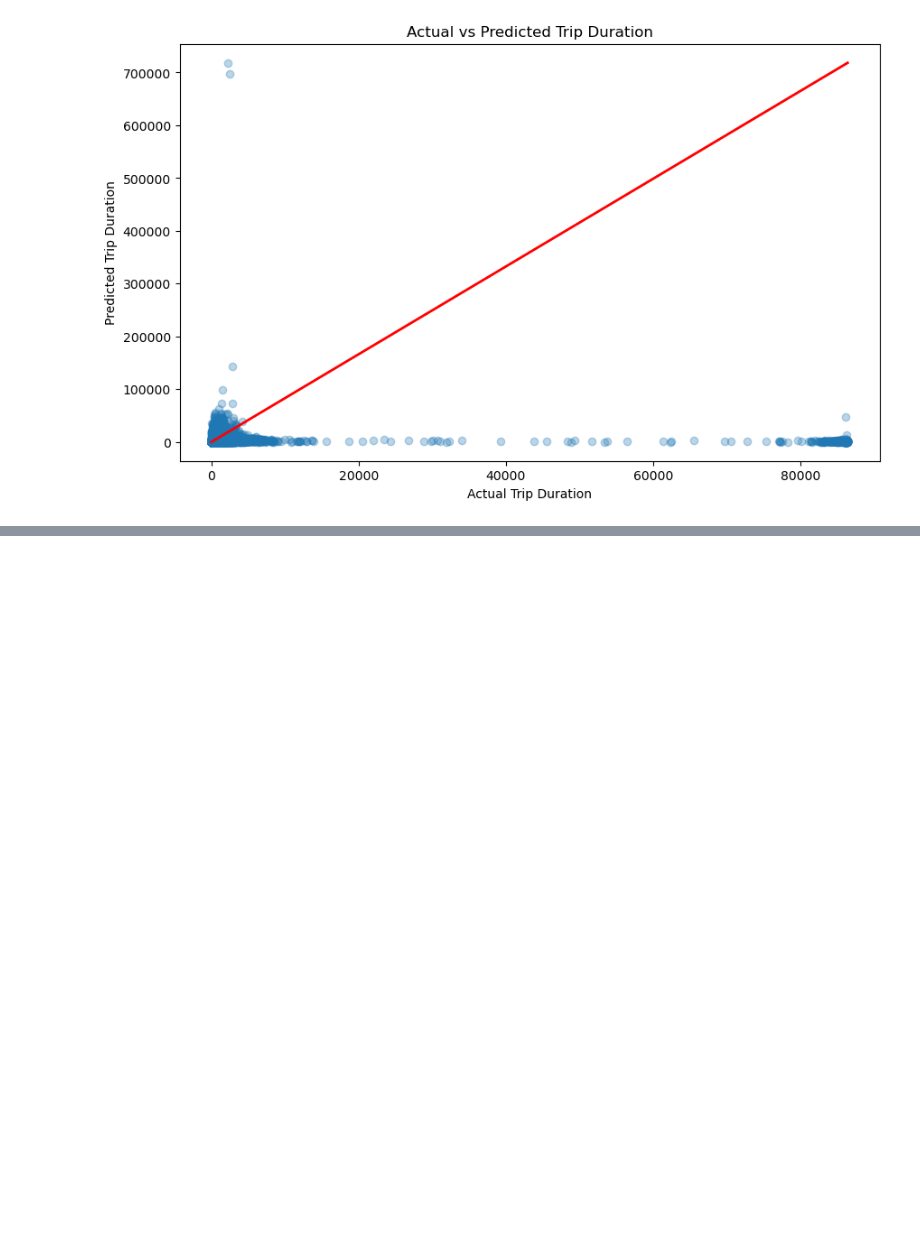
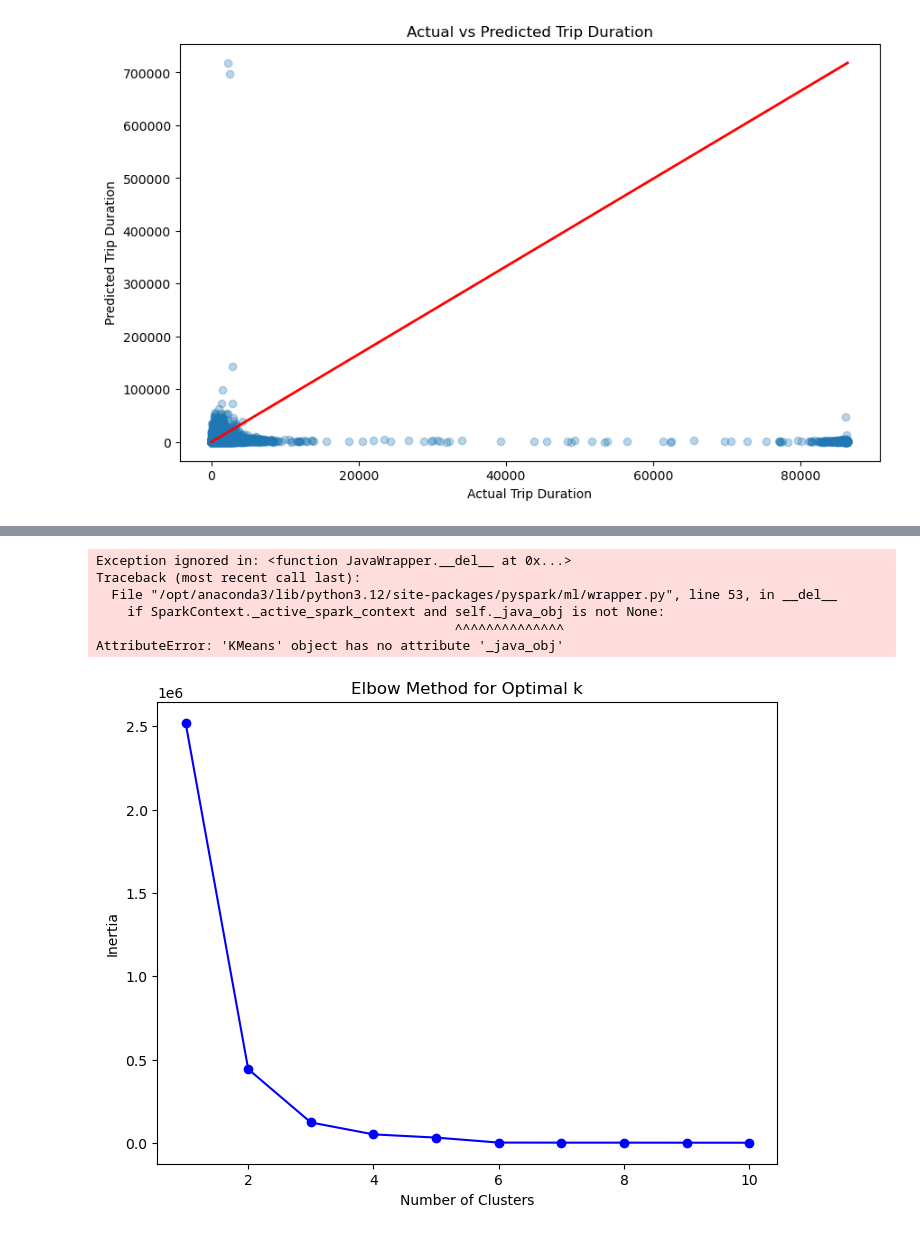
Before and after one commit to FloBeep/Project_4_NYC_TaxiTripData, a Jupyter notebook: local_test_model.ipynb, the cells around one changed output, grey strips where cells are left out. Saved outputs shown, nothing was run; the diff lists cells and outputs as text; code cells hidden in the pictures; blank space fills up the shorter version.

```diff
--- a/local_test_model.ipynb
+++ b/local_test_model.ipynb
@@ -183,0 +530,23 @@ plt.show()
+# %%
+# Elbow plot to determine the optimal number of clusters
+inertia = []
+max_k = 10
+for k in range(1, max_k + 1):
+    kmeans = KMeans(n_clusters=k, random_state=42)
+    kmeans.fit(pca_pd[['pca1', 'pca2']])
+    inertia.append(kmeans.inertia_)
+
+plt.figure(figsize=(8, 6))
+plt.plot(range(1, max_k+1), inertia, marker='o', color='b')
+plt.title('Elbow Method for Optimal k')
+plt.xlabel('Number of Clusters')
+plt.ylabel('Inertia')
+plt.show()
+# %% [output]
+Exception ignored in: <function JavaWrapper.__del__ at 0x...>
+Traceback (most recent call last):
+  File "/opt/anaconda3/lib/python3.12/site-packages/pyspark/ml/wrapper.py", line 53, in __del__
+    if SparkContext._active_spark_context and self._java_obj is not None:
+                                              ^^^^^^^^^^^^^^
+AttributeError: 'KMeans' object has no attribute '_java_obj'
+[figure, added]
```
Also changed, not shown: parts of 37 cells of this notebook.
